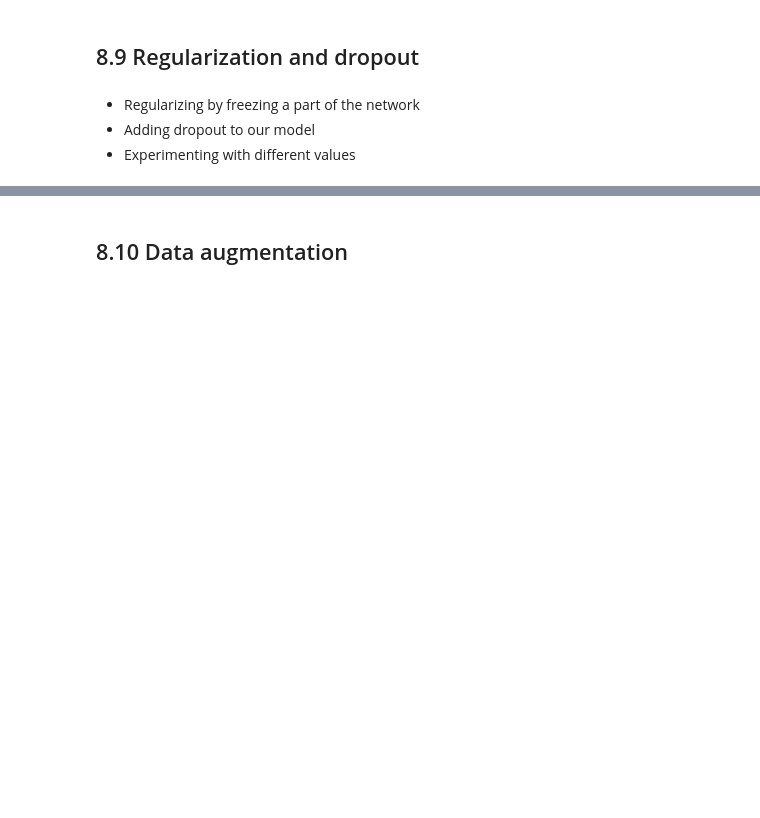
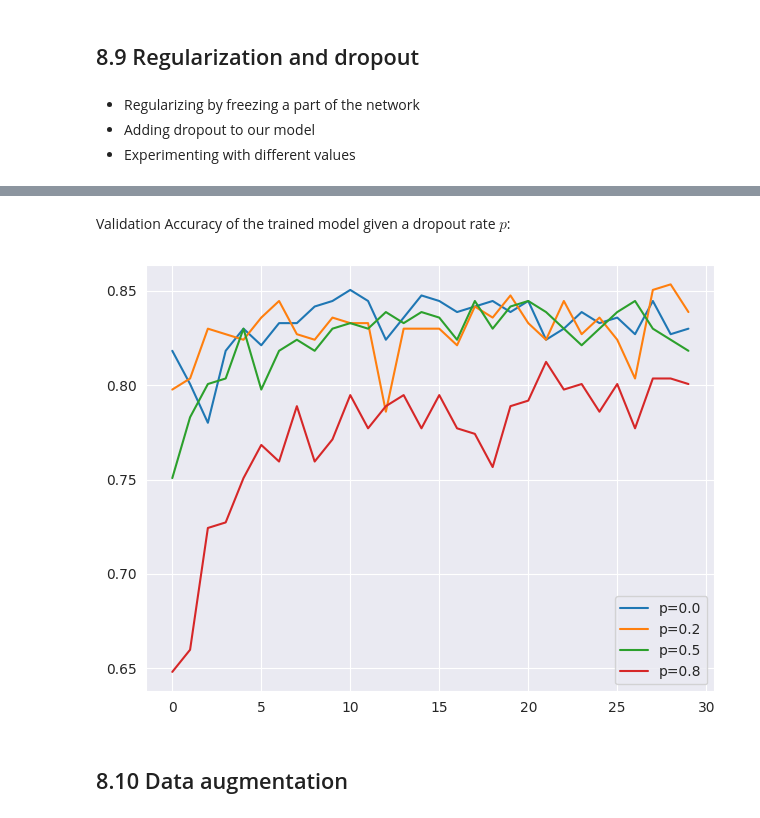
Before and after one commit to joweyel/ml-zoomcamp-material, a Jupyter notebook: 08-neural-networks-and-deep-learning/code/section8-notebook.ipynb, the cells around one changed output, grey strips where cells are left out. Cells and saved outputs as stored; diff of their text form; code cells hidden in the pictures; blank space fills up the shorter version.

```diff
--- a/08-neural-networks-and-deep-learning/code/section8-notebook.ipynb
+++ b/08-neural-networks-and-deep-learning/code/section8-notebook.ipynb
@@ -675,3 +661,15 @@ plt.show()
+# %% [markdown]
+Validation Accuracy of the trained model given a dropout rate $p$:
+# %%
+for i, droprate in enumerate(scores.keys()):
+    hist = scores[droprate]
+    plt.plot(hist["val_accuracy"], label=f"p={droprate}")
+    plt.legend()
+
+plt.tight_layout()
+plt.show()
+# %% [output]
+[figure, added]
 # %% [markdown]
 ## 8.10 Data augmentation
 # %% [markdown]
```
Also changed, not shown: parts of 54 cells of this notebook, 3 other files.
